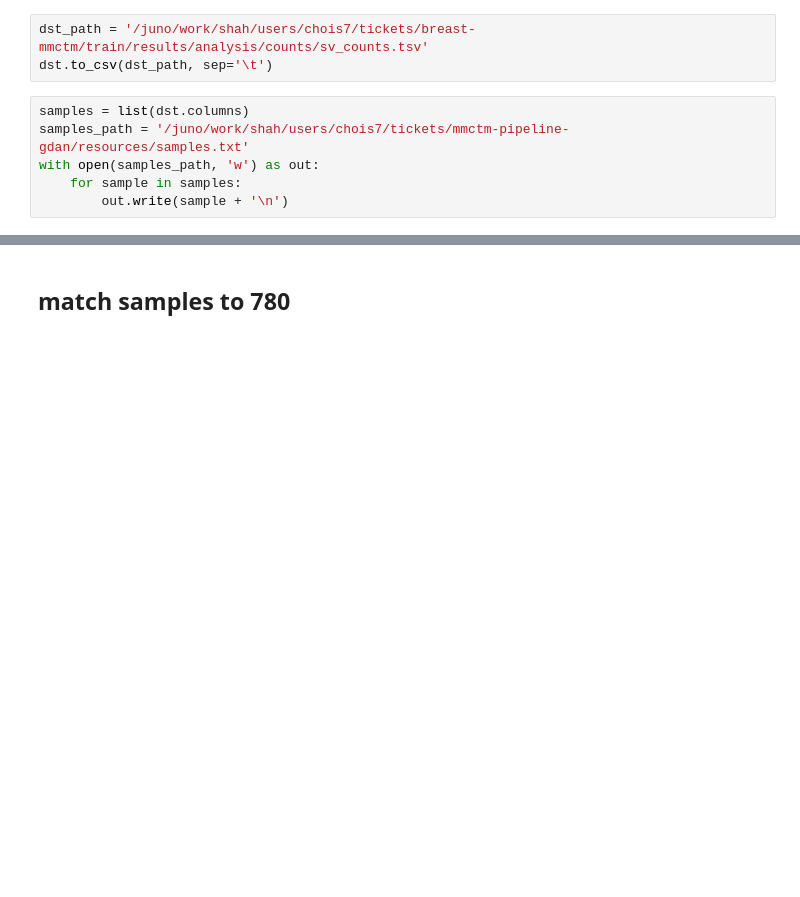
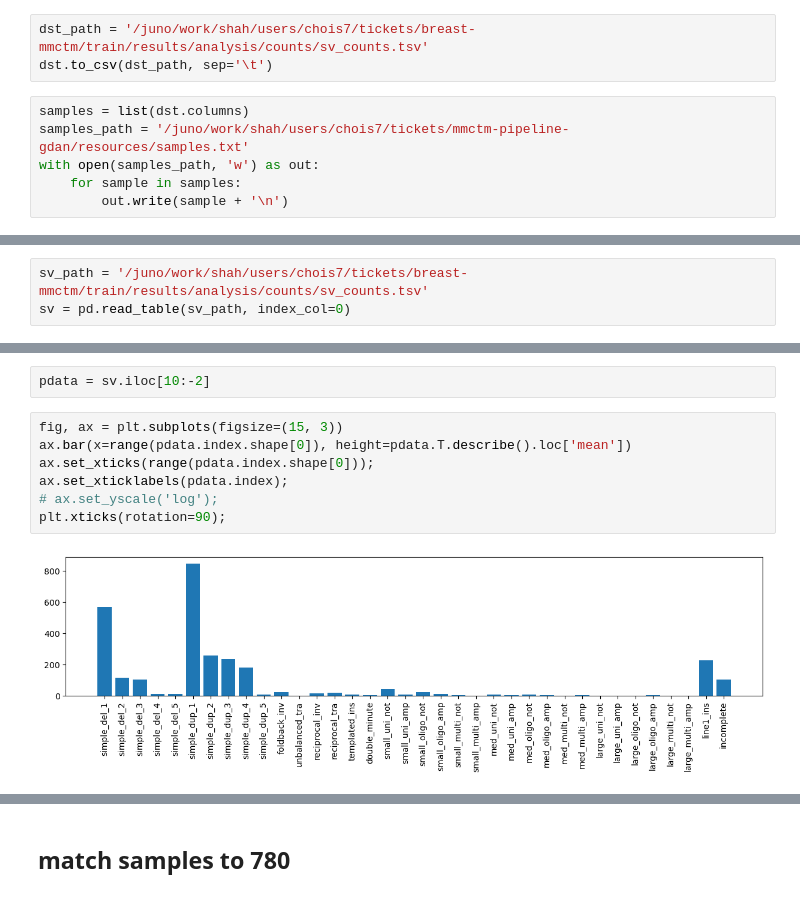
Before and after one commit to shahcompbio/mmctm-pipeline-gdan, a Jupyter notebook: notebooks/mmctm-breast.ipynb, the cells around one changed output, grey strips where cells are left out. Cells and saved outputs as stored; diff of their text form; blank space fills up the shorter version.

Commit message:
fix sv plotting fit for joined simple+complex SVs

```diff
--- a/notebooks/mmctm-breast.ipynb
+++ b/notebooks/mmctm-breast.ipynb
@@ -183,0 +167,3 @@ dst
+# %%
+sv_path = '/juno/work/shah/users/chois7/tickets/breast-mmctm/train/results/analysis/counts/sv_counts.tsv'
+sv = pd.read_table(sv_path, index_col=0)
@@ -183,0 +183,11 @@ dst
+# %%
+pdata = sv.iloc[10:-2]
+# %%
+fig, ax = plt.subplots(figsize=(15, 3))
+ax.bar(x=range(pdata.index.shape[0]), height=pdata.T.describe().loc['mean'])
+ax.set_xticks(range(pdata.index.shape[0]));
+ax.set_xticklabels(pdata.index);
+# ax.set_yscale('log');
+plt.xticks(rotation=90);
+# %% [output]
+[figure, added]
```
Also changed, not shown: parts of 8 cells of this notebook, 2 other files.
